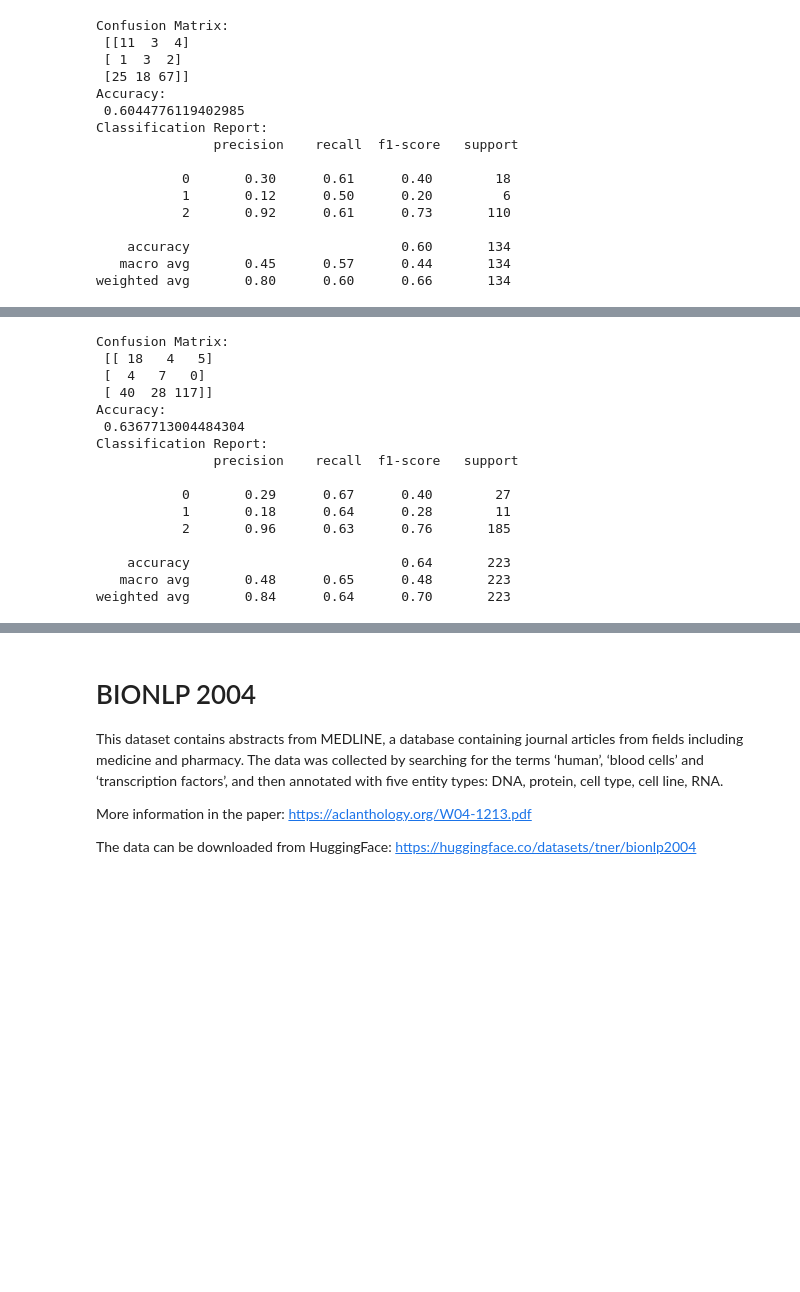
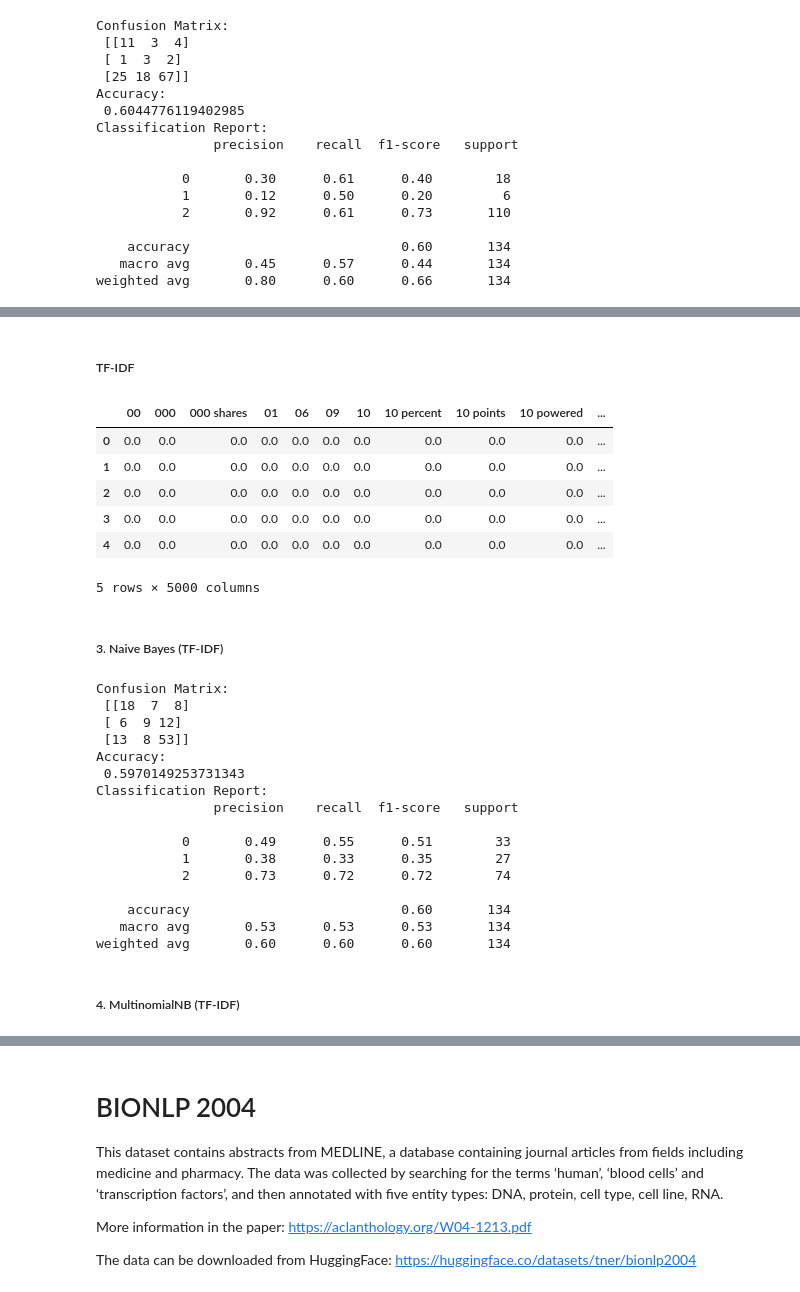
Before and after one commit to VishalAmbavade/intro-labs-public, a Jupyter notebook: coursework_notebook.ipynb, the cells around one changed output, grey strips where cells are left out. Cells and saved outputs as stored; diff of their text form; code cells hidden in the pictures; blank space fills up the shorter version.

```diff
--- a/coursework_notebook.ipynb
+++ b/coursework_notebook.ipynb
@@ -330,0 +414,39 @@ weighted avg       0.80      0.60      0.66       134
+# %% [markdown]
+##### TF-IDF
+# %%
+corpus = all_text.tolist()
+tfidf_clf = TfidfVectorizer(max_features = 5000, ngram_range = (1, 3))
+X = tfidf_clf.fit_transform(corpus).toarray()
+y = all_labels
+# %%
+## Splitting the data in train, test and val sets
+
+# Split test data from training data
+X_train, X_test, y_train, y_test = train_test_split(
+    X,
+    y,
+    test_size=0.2,
+    stratify=all_labels  # make sure the same proportion of labels is in the test set and training set
+)
+
+# Split validation data from training data
+X_train, X_val, y_train, y_val = train_test_split(
+    X_train,
+    y_train,
+    test_size=0.15,
+    stratify=y_train  # make sure the same proportion of labels is in the test set and training set
+)
+# %%
+count_df = pd.DataFrame(X_train, columns = tfidf_clf.get_feature_names_out())
+# %%
+count_df.head()
+# %% [output]
+|  | 00 | 000 | 000 shares | 01 | 06 | 09 | 10 | 10 percent | 10 points | 10 powered | ... |
+| 0 | 0.0 | 0.0 | 0.0 | 0.0 | 0.0 | 0.0 | 0.0 | 0.0 | 0.0 | 0.0 | ... |
+| 1 | 0.0 | 0.0 | 0.0 | 0.0 | 0.0 | 0.0 | 0.0 | 0.0 | 0.0 | 0.0 | ... |
+| 2 | 0.0 | 0.0 | 0.0 | 0.0 | 0.0 | 0.0 | 0.0 | 0.0 | 0.0 | 0.0 | ... |
+| 3 | 0.0 | 0.0 | 0.0 | 0.0 | 0.0 | 0.0 | 0.0 | 0.0 | 0.0 | 0.0 | ... |
+| 4 | 0.0 | 0.0 | 0.0 | 0.0 | 0.0 | 0.0 | 0.0 | 0.0 | 0.0 | 0.0 | ... |
+5 rows × 5000 columns
+# %% [markdown]
+##### 3. Naive Bayes (TF-IDF)
@@ -331,22 +456,23 @@ weighted avg       0.80      0.60      0.66       134
 # %%
-p_test_bow = p_clf_bow.predict(p_Xtest_bow)
-print(f"Confusion Matrix:\n {confusion_matrix(p_test_bow, p_test_labels)}")
-print(f"Accuracy:\n {accuracy_score(p_test_bow, p_test_labels)}")
-print(f"Classification Report:\n {classification_report(p_test_bow, p_test_labels)}")
+print(f"Confusion Matrix:\n {confusion_matrix(gaussian_clf_pred, y_val)}")
+print(f"Accuracy:\n {accuracy_score(gaussian_clf_pred, y_val)}")
+print(f"Classification Report:\n {classification_report(gaussian_clf_pred, y_val)}")
 # %% [output]
 Confusion Matrix:
- [[ 18   4   5]
- [  4   7   0]
- [ 40  28 117]]
+ [[18  7  8]
+ [ 6  9 12]
+ [13  8 53]]
 Accuracy:
- 0.6367713004484304
+ 0.5970149253731343
 Classification Report:
                precision    recall  f1-score   support
 
-           0       0.29      0.67      0.40        27
-           1       0.18      0.64      0.28        11
-           2       0.96      0.63      0.76       185
+           0       0.49      0.55      0.51        33
+           1       0.38      0.33      0.35        27
+           2       0.73      0.72      0.72        74
 
-    accuracy                           0.64       223
-   macro avg       0.48      0.65      0.48       223
-weighted avg       0.84      0.64      0.70       223
+    accuracy                           0.60       134
+   macro avg       0.53      0.53      0.53       134
+weighted avg       0.60      0.60      0.60       134
+# %% [markdown]
+##### 4. MultinomialNB (TF-IDF)
```
Also changed, not shown: parts of 23 cells of this notebook.
